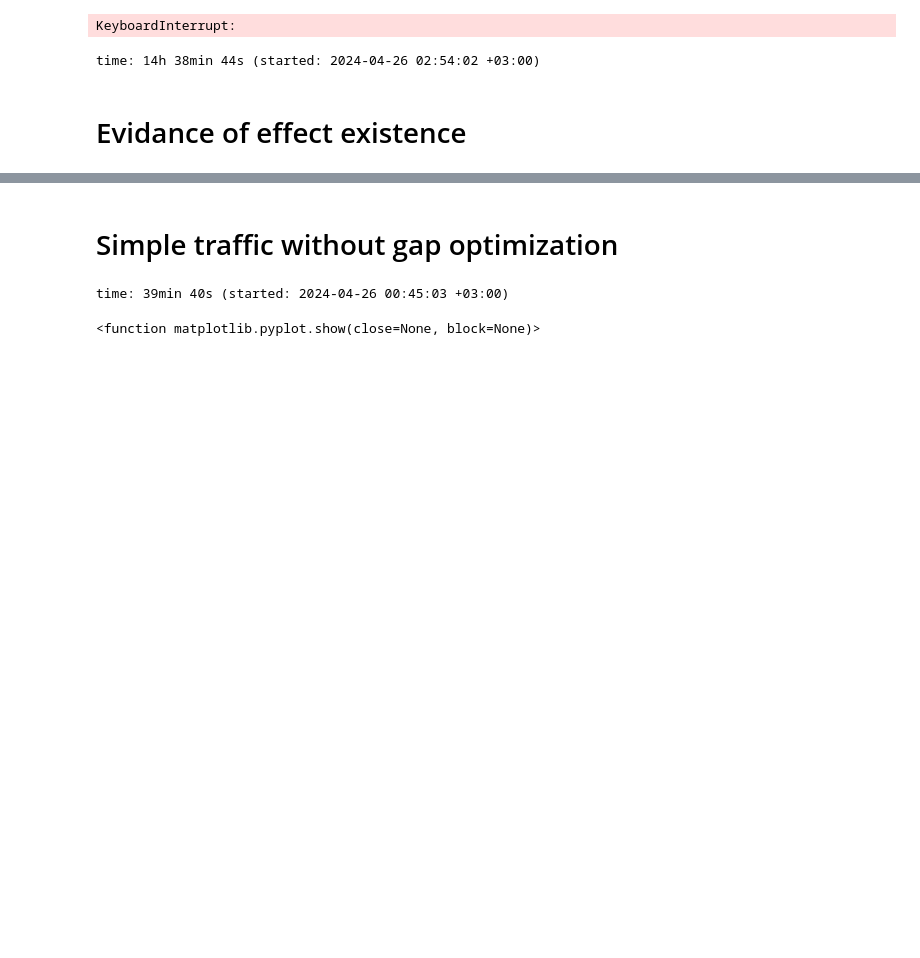
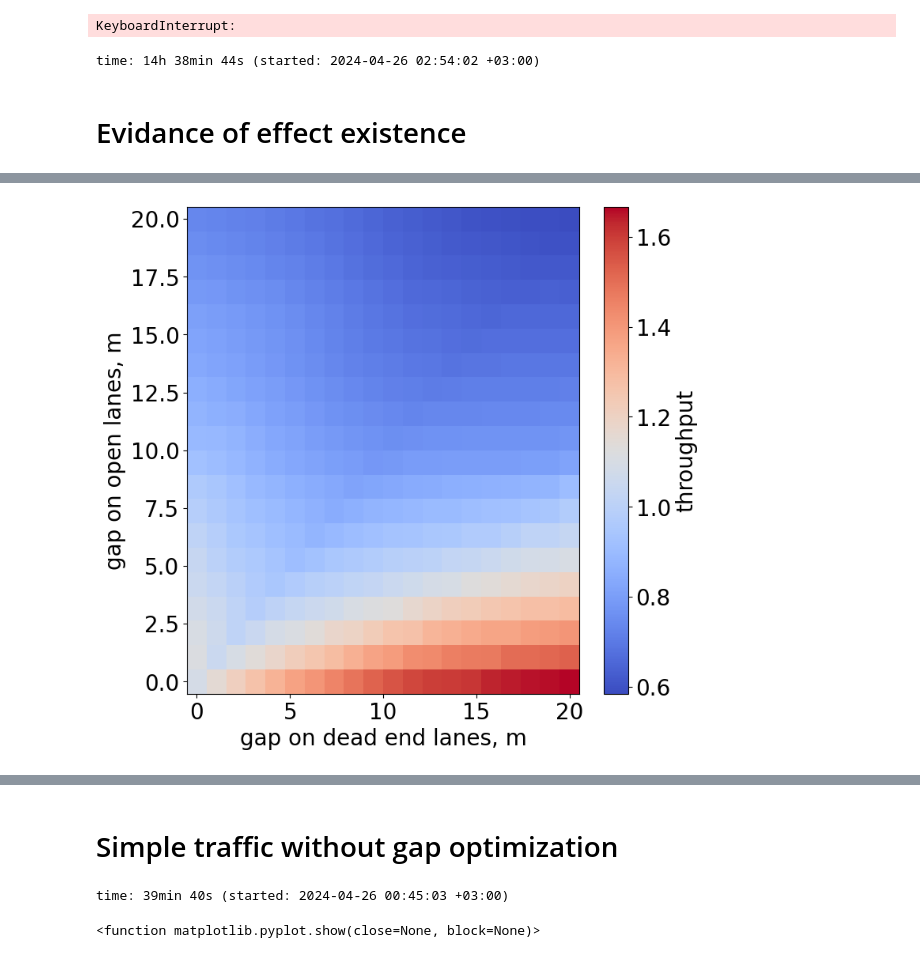
Before and after one commit to KugutAndrei/Hakashinka, a Jupyter notebook: presentation.ipynb, the cells around one changed output, grey strips where cells are left out. Cells and saved outputs as stored; diff of their text form; code cells hidden in the pictures; blank space fills up the shorter version.

```diff
--- a/presentation.ipynb
+++ b/presentation.ipynb
@@ -81,0 +130,24 @@ time: 14h 38min 44s (started: 2024-04-26 02:54:02 +03:00)
+# %%
+dict_ = np.load('res_data/pres_graph.npz')
+X = dict_['X']
+Y = dict_['Y']
+Z = dict_['Z']
+
+fig, axs = plt.subplots(nrows = 1, ncols = 1,figsize = (8, 8))
+plt.rcParams['font.size'] = '20'
+xGrid, yGrid = np.meshgrid(X[:], Y)
+xlabel = 'gap on dead end lanes, m'
+ylabel = 'gap on open lanes, m'
+colorbar_label = 'throughput'
+
+cmap_set = 'coolwarm'
+cb = axs.pcolormesh(xGrid, yGrid, np.transpose(Z[:, :]), cmap = cmap_set)
+axs.set_xlabel(xlabel)
+axs.set_ylabel(ylabel)
+cb = fig.colorbar(cb, ax=axs)
+cb.set_label(colorbar_label)
+
+plt.show()
+np.savez('res_data/pres_graph', X=X,Y=Y, Z=Z)
+# %% [output]
+[figure, added]
```
Also changed, not shown: parts of 10 cells of this notebook.
